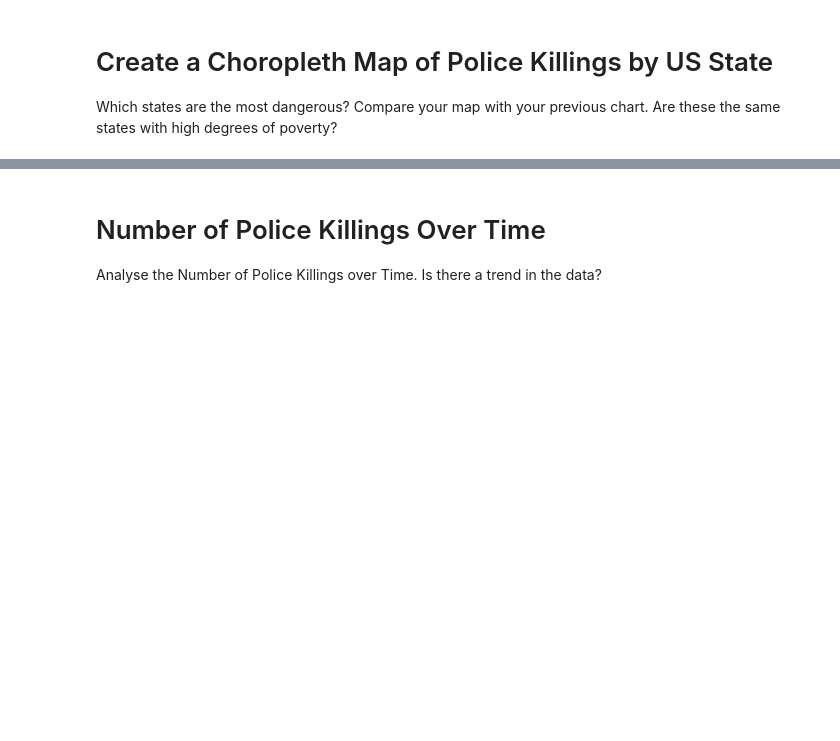
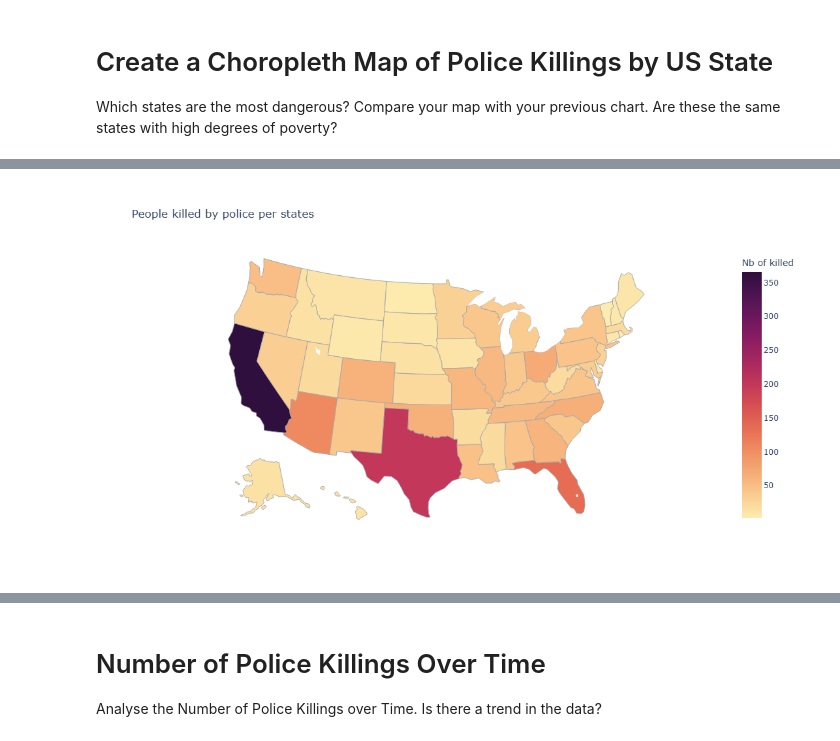
Before and after one commit to Bill-khk/Data-analysis, a Jupyter notebook: FatalForce/Fatal_Force.ipynb, the cells around one changed output, grey strips where cells are left out. Saved outputs shown, nothing was run; the diff lists cells and outputs as text; code cells hidden in the pictures; blank space fills up the shorter version.

Commit message:
Data Analysis

```diff
--- a/FatalForce/Fatal_Force.ipynb
+++ b/FatalForce/Fatal_Force.ipynb
@@ -495,0 +515,26 @@ Which states are the most dangerous? Compare your map with your previous chart.
+# %%
+state_map = df_fatalities.groupby('state').size().reset_index()
+state_map.rename(columns={state_map.columns[1]: 'count'},inplace=True)
+# %%
+import plotly.graph_objects as go
+fig13 = go.Figure(data=go.Choropleth(
+    locations = state_map['state'],
+    z = state_map['count'],
+    colorscale = px.colors.sequential.matter,
+    autocolorscale=False,
+    marker_line_color='darkgray',
+    colorbar_title = 'Nb of killed',
+    locationmode="USA-states",
+))
+fig13.update_layout(
+    title_text='People killed by police per states',
+    geo = dict(
+        scope='usa',
+        projection=go.layout.geo.Projection(type = 'albers usa'),
+        showlakes=True, # lakes
+        lakecolor='rgb(255, 255, 255)'),
+        height=600,
+        width=800
+)
+# %% [output]
+[figure, added]
```
Also changed, not shown: parts of 16 cells of this notebook.
